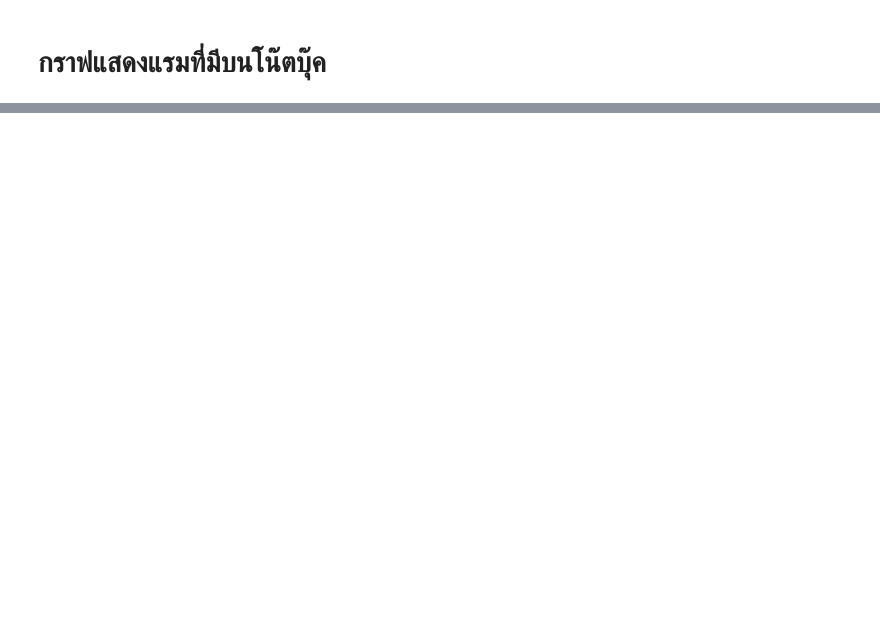
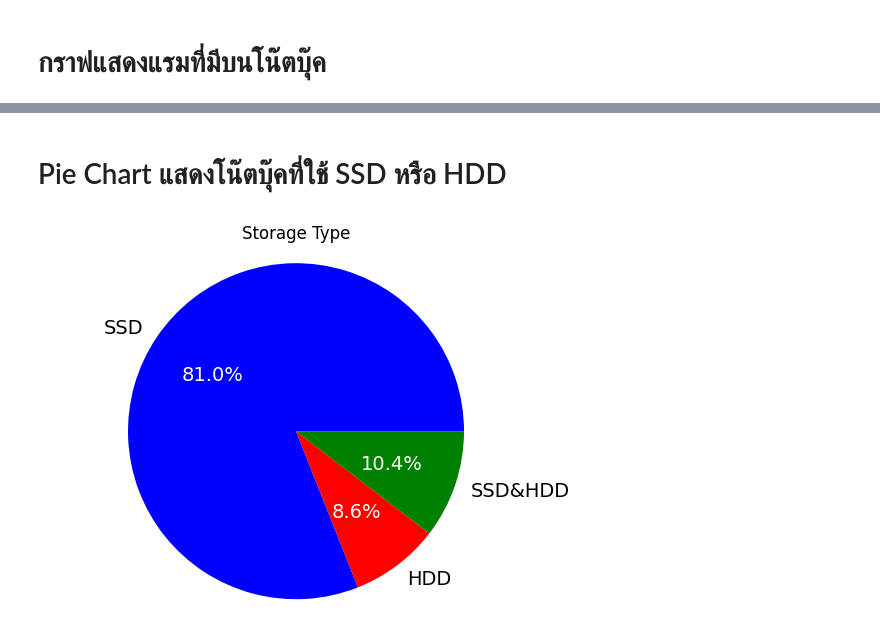
Before and after one commit to DaoRungphailin/Project_Which_Laptop_Should_I_Pick, a Jupyter notebook: Laptop_Recommend(1).ipynb, the cells around one changed output, grey strips where cells are left out. Drawn from its saved outputs; the diff is of its cells as text; code cells hidden in the pictures; blank space fills up the shorter version.

```diff
--- a/Laptop_Recommend(1).ipynb
+++ b/Laptop_Recommend(1).ipynb
@@ -142,0 +194,26 @@ plt.show()
+# %% [markdown]
+# Pie Chart แสดงโน๊ตบุ๊คที่ใช้ SSD หรือ HDD
+# %%
+storage_type = ["SSD", "HDD", "SSD&HDD"]
+storage_count = [0, 0, 0]
+for i in range(0, len(data)):
+    temp_ssd = data[i][4]
+    temp_hdd = data[i][5]
+    if temp_ssd != 0 and temp_hdd != 0:
+        storage_count[2] += 1
+    elif temp_ssd != 0:
+        storage_count[0] += 1
+    elif temp_hdd != 0:
+        storage_count[1] += 1
+_, _, chart = plt.pie(storage_count, labels=storage_type, autopct='%1.1f%%', startangle=0, colors=[
+                      'blue', 'red','green'], textprops={'fontsize': 14})
+plt.title('Storage Type')
+plt.axis('equal')
+
+for autotext in chart:
+    autotext.set_color('white')
+    autotext.set_size('14')
+plt.show()
+del storage_count,storage_type,i
+# %% [output]
+[figure, added]
```
Also changed, not shown: parts of 19 cells of this notebook.
